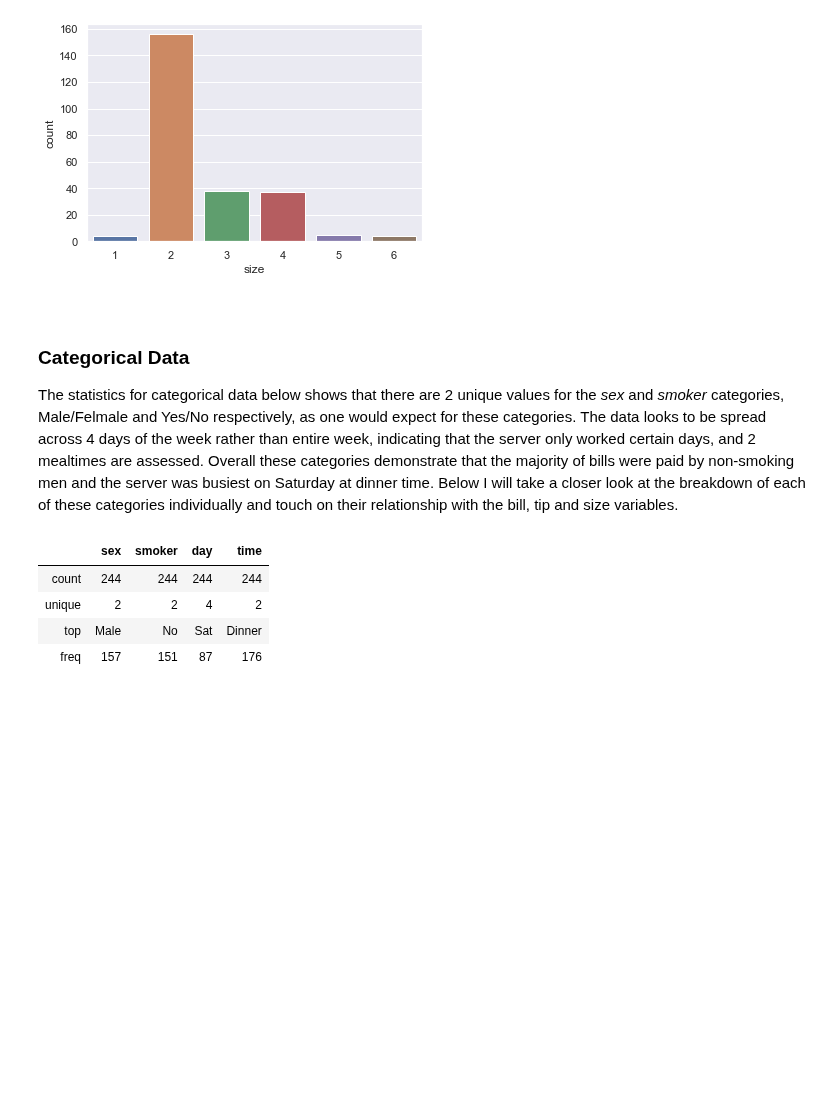
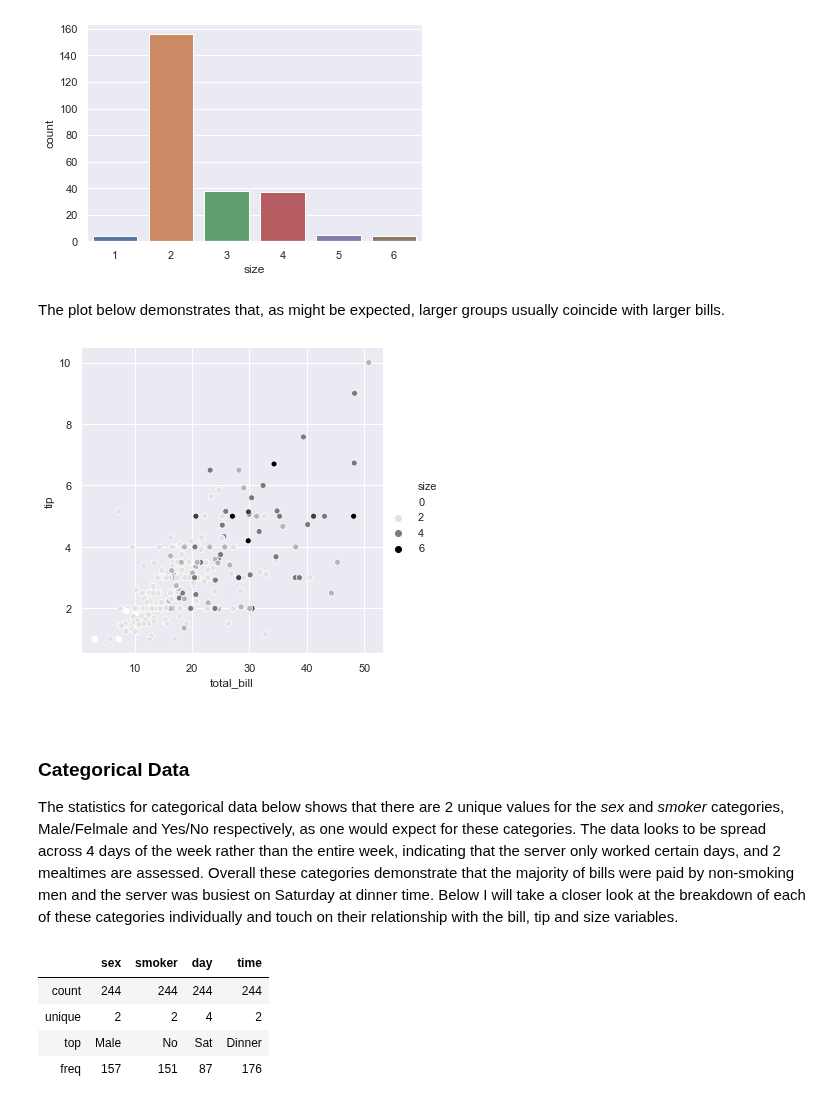
Before and after one commit to jennifer-ryan/fundamentals-project, a Jupyter notebook: tips_database_analysis.ipynb, the cells around one changed output. Cells and saved outputs as stored; diff of their text form; code cells hidden in the pictures; blank space fills up the shorter version.

Commit message:
Moving plot ideas around. Organising tip/bil regression section.

```diff
--- a/tips_database_analysis.ipynb
+++ b/tips_database_analysis.ipynb
@@ -226,12 +227,19 @@ size
 6      4
 dtype: int64
 [figure]
+# %% [markdown]
+The plot below demonstrates that, as might be expected, larger groups usually coincide with larger bills.
+# %%
+sns.relplot(x="total_bill", y="tip", hue='size', palette="Greys", data=tips_df)
+plt.show()
+# %% [output]
+[figure, added]
 # %% [markdown]
 <br>
 
 ### Categorical Data
 
-The statistics for categorical data below shows that there are 2 unique values for the *sex* and *smoker* categories, Male/Felmale and Yes/No respectively, as one would expect for these categories. The data looks to be spread across 4 days of the week rather than entire week, indicating that the server only worked certain days, and 2 mealtimes are assessed. Overall these categories demonstrate that the majority of bills were paid by non-smoking men and the server was busiest on Saturday at dinner time. Below I will take a closer look at the breakdown of each of these categories individually and touch on their relationship with the bill, tip and size variables.
+The statistics for categorical data below shows that there are 2 unique values for the *sex* and *smoker* categories, Male/Felmale and Yes/No respectively, as one would expect for these categories. The data looks to be spread across 4 days of the week rather than the entire week, indicating that the server only worked certain days, and 2 mealtimes are assessed. Overall these categories demonstrate that the majority of bills were paid by non-smoking men and the server was busiest on Saturday at dinner time. Below I will take a closer look at the breakdown of each of these categories individually and touch on their relationship with the bill, tip and size variables.
 # %%
 # Categorical statistics.
 categories = tips_df[['sex', 'smoker', 'day', 'time']]
```
Also changed, not shown: parts of 38 cells of this notebook.
